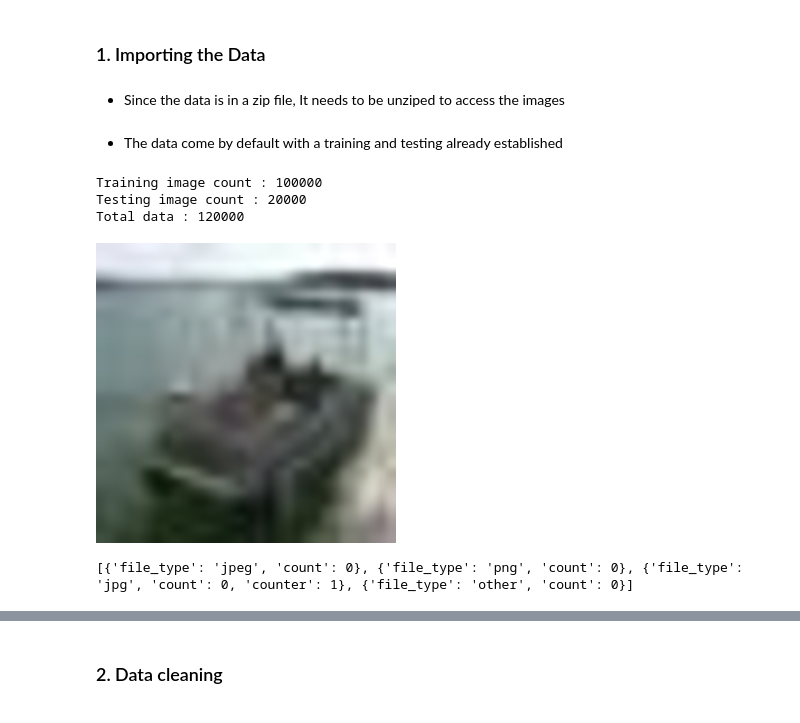
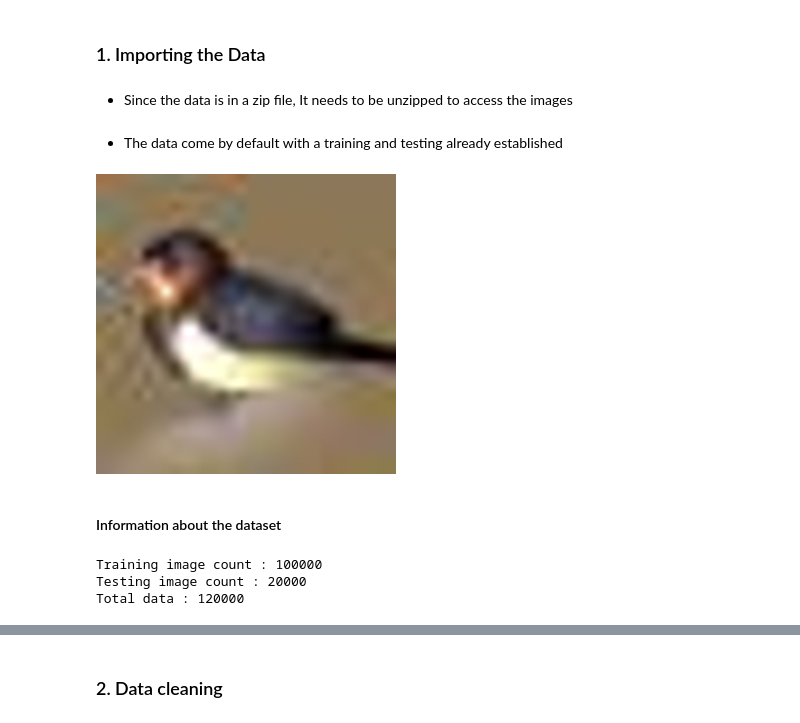
Before and after one commit to LowUp/AI_project, a Jupyter notebook: ai_generated_img_detection.ipynb, the cells around one changed output, grey strips where cells are left out. Saved outputs shown, nothing was run; the diff lists cells and outputs as text; code cells hidden in the pictures.

```diff
--- a/ai_generated_img_detection.ipynb
+++ b/ai_generated_img_detection.ipynb
@@ -13,7 +22,7 @@ import random
 # %% [markdown]
 ### 1.   Importing the Data
 # %% [markdown]
-- Since the data is in a zip file, It needs to be unziped to access the images
+- Since the data is in a zip file, It needs to be unzipped to access the images
 # %%
 # Unzip folder
 zip_object = ZipFile('datasets/dataset2.zip', 'r')
@@ -29,2 +39,10 @@ train_img_array, test_img_array = list(train_dir.glob('*/*')), list(test_dir.glo
+# %%
+# Display random image in the dataset
+random_number = random.randint(0, len(train_img_array))
+Image.open(str(train_img_array[random_number])).resize((300, 300))
+# %% [output]
+[figure, added]
+# %% [markdown]
+#### Information about the dataset
 # %%
 # Check the number of items in the dataset
@@ -34,36 +51,3 @@ print(f"Training image count : {train_count} \nTesting image count : {test_count
 Training image count : 100000
 Testing image count : 20000
 Total data : 120000
-# %%
-# Display random image in the dataset
-random_number = random.randint(0, train_count)
-Image.open(str(train_img_array[random_number])).resize((300, 300))
-# %% [output]
-[figure, removed]
-# %%
-# Check the number of type image extension in the dataset
-train_image_types = [
-    {"file_type": "jpeg", "count": 0},
-    {"file_type": "png", "count": 0},
-    {"file_type": "jpg", "count": 0},
-    {"file_type": "other", "count": 0},
-]
-
-for file_name in train_img_array:
-    # Split the file name by the period (.) character
-    parts = str(file_name).split(".")
-    file_extension = str(parts[-1]).lower()
-    found = False
-    for counter in range(len(train_image_types)):
-        if file_extension == train_image_types[counter]["file_type"]:
-            train_image_types[counter]["counter"]=+1
-            found = True
-            break
-        if train_image_types[counter]["file_type"] == "other":
-            train_image_types[counter]["counter"]=+1
-            break
-
-
-print(train_image_types)
-# %% [output]
-[{'file_type': 'jpeg', 'count': 0}, {'file_type': 'png', 'count': 0}, {'file_type': 'jpg', 'count': 0, 'counter': 1}, {'file_type': 'other', 'count': 0}]
```
Also changed, not shown: parts of 9 cells of this notebook, 2 other files.
